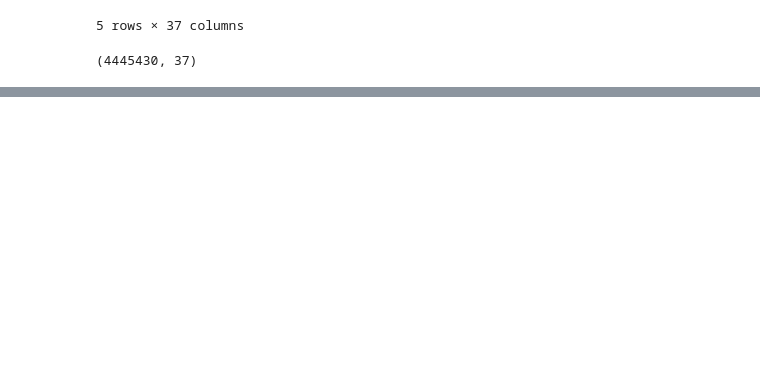
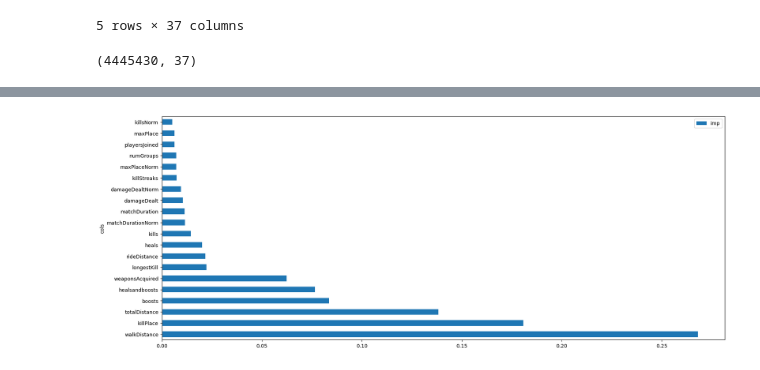
Before and after one commit to zhangkuntony/PUBG, a Jupyter notebook: Example.ipynb, the cells around one changed output, grey strips where cells are left out. Saved outputs shown, nothing was run; the diff lists cells and outputs as text; code cells hidden in the pictures; blank space fills up the shorter version.

```diff
--- a/Example.ipynb
+++ b/Example.ipynb
@@ -675,0 +497,3 @@ print_score(m3)
+# %%
+from sklearn.model_selection import train_test_split
+x_train, x_valid, y_train, y_valid = train_test_split(df, y, test_size=0.2, random_state=42)
@@ -675,0 +509,14 @@ print_score(m3)
+# %%
+# 初始化模型
+m1 = RandomForestRegressor(n_estimators=40,
+                           min_samples_leaf=3,
+                           max_features='sqrt',
+                           n_jobs=-1)
+# %%
+# 计算模型训练的消耗时长
+from datetime import datetime
+start_time = datetime.now()
+m1.fit(x_train, y_train)
+end_time = datetime.now()
+train_time_duration = round((end_time - start_time).total_seconds(), 2)
+print(f'第一轮随机森林模型训练用时: {train_time_duration} 秒')
@@ -675,0 +573,5 @@ print_score(m3)
+# %%
+imp_df = pd.DataFrame({"cols":df.columns, "imp":m1.feature_importances_})
+# 按特征重要程度排序
+imp_df = imp_df.sort_values("imp", ascending=False)
+imp_df.head()
@@ -675,0 +585,6 @@ print_score(m3)
+# %%
+# 绘制特征重要性程度图，仅展示排名前二十的特征
+imp_df[:20].plot('cols', 'imp', figsize=(20,8), kind = 'barh')
+plt.show()
+# %% [output]
+[figure, added]
```
Also changed, not shown: parts of 139 cells of this notebook.
